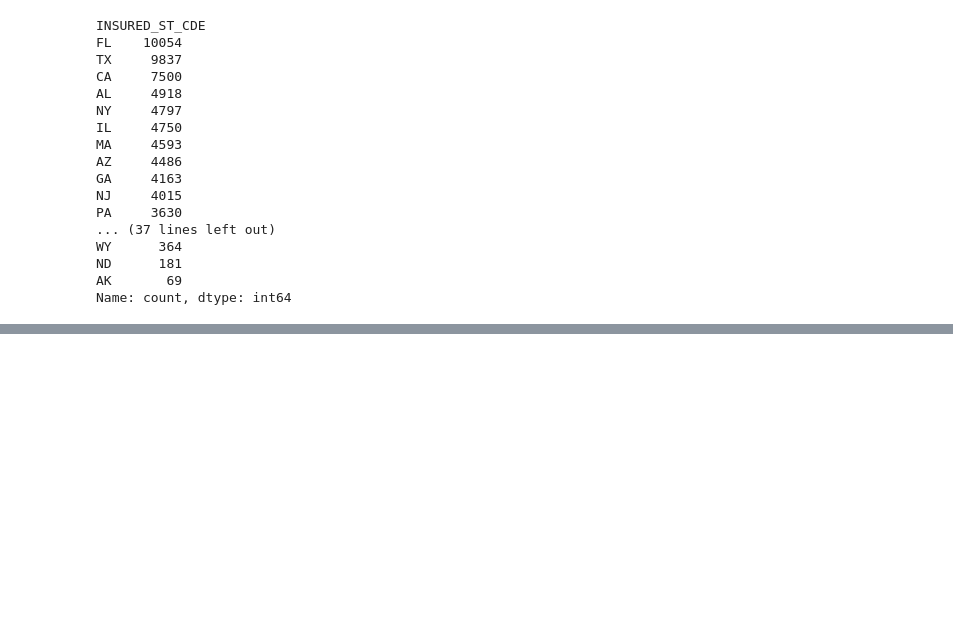
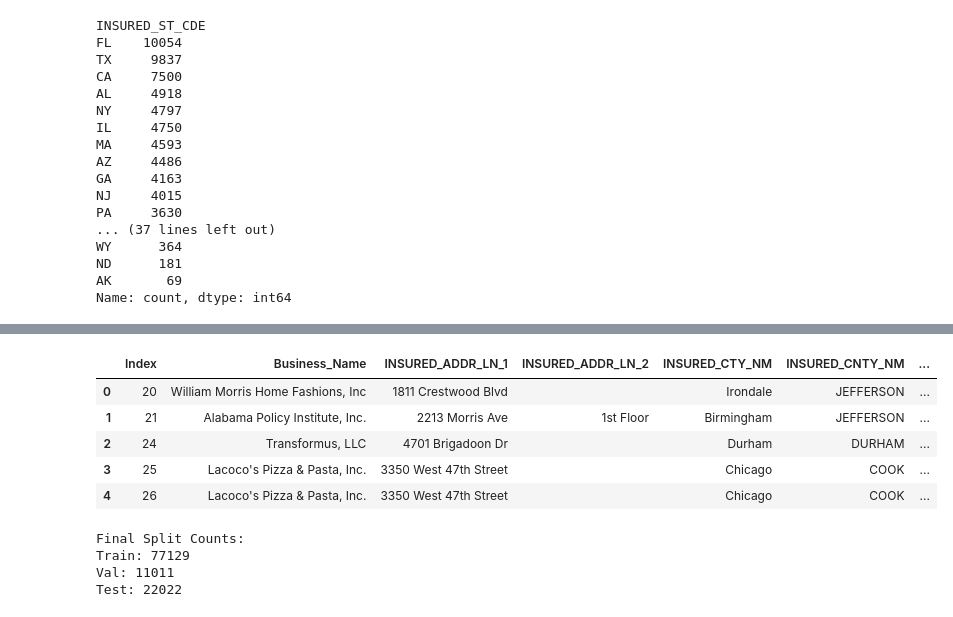
Before and after one commit to Karish-Gupta/BMP1-NAICS-Classification, a Jupyter notebook: data_cleaning.ipynb, the cells around one changed output, grey strips where cells are left out. Saved outputs shown, nothing was run; the diff lists cells and outputs as text; code cells hidden in the pictures; blank space fills up the shorter version.

Commit message:
Sequencial model and data split

```diff
--- a/data_cleaning.ipynb
+++ b/data_cleaning.ipynb
@@ -140,3 +140,25 @@ cleaned_data.head()
 | 2 | 24 | Transformus, LLC | 4701 Brigadoon Dr | NaN | Durham | DURHAM | ... |
 | 3 | 25 | Lacoco's Pizza & Pasta, Inc. | 3350 West 47th Street | NaN | Chicago | COOK | ... |
 | 4 | 26 | Lacoco's Pizza & Pasta, Inc. | 3350 West 47th Street | NaN | Chicago | COOK | ... |
+# %%
+cleaned_data = cleaned_data.fillna('')
+
+# Create the unified address column
+cleaned_data['FULL_ADDRESS'] = (
+    cleaned_data['INSURED_ADDR_LN_1'].str.strip() + ' ' +
+    cleaned_data['INSURED_ADDR_LN_2'].str.strip() + ', ' +
+    cleaned_data['INSURED_CTY_NM'].str.strip() + ', ' +
+    cleaned_data['INSURED_ST_CDE'].str.strip() + ' ' +
+    cleaned_data['INSURED_ZIP_CDE'].astype(str).str.strip()
+)
+
+# Clean up double commas if Address Line 2 was empty
+cleaned_data['FULL_ADDRESS'] = cleaned_data['FULL_ADDRESS'].str.replace(', ,', ',').str.strip()
+cleaned_data.head()
+# %% [output]
+|  | Index | Business_Name | INSURED_ADDR_LN_1 | INSURED_ADDR_LN_2 | INSURED_CTY_NM | INSURED_CNTY_NM | ... |
+| 0 | 20 | William Morris Home Fashions, Inc | 1811 Crestwood Blvd |  | Irondale | JEFFERSON | ... |
+| 1 | 21 | Alabama Policy Institute, Inc. | 2213 Morris Ave | 1st Floor | Birmingham | JEFFERSON | ... |
+| 2 | 24 | Transformus, LLC | 4701 Brigadoon Dr |  | Durham | DURHAM | ... |
+| 3 | 25 | Lacoco's Pizza & Pasta, Inc. | 3350 West 47th Street |  | Chicago | COOK | ... |
+| 4 | 26 | Lacoco's Pizza & Pasta, Inc. | 3350 West 47th Street |  | Chicago | COOK | ... |
@@ -142,0 +169,36 @@ cleaned_data.head()
+# %%
+from sklearn.model_selection import train_test_split
+
+# Handle singletons (codes appearing only once)
+counts = cleaned_data['NAICS_Code'].value_counts()
+singletons = counts[counts == 1].index
+df_multi = cleaned_data[~cleaned_data['NAICS_Code'].isin(singletons)]
+df_single = cleaned_data[cleaned_data['NAICS_Code'].isin(singletons)]
+
+# Split: Separate the 20% TEST set
+# Remaining 80% will be used for Train + Val
+train_val, test = train_test_split(
+    df_multi,
+    test_size=0.20,
+    random_state=101,
+    stratify=df_multi['NAICS_Code']
+)
+
+# Second Split: Split the 80% into Train (70% total) and Val (10% total)
+# Calculation: 0.10 / 0.80 = 0.125
+train, val = train_test_split(
+    train_val,
+    test_size=0.125,
+    random_state=101,
+    stratify=train_val['NAICS_Code']
+)
+
+# Add singletons to Training (They must be seen during training)
+train = pd.concat([train, df_single])
+
+print(f"Final Split Counts:\nTrain: {len(train)}\nVal: {len(val)}\nTest: {len(test)}")
+# %% [output]
+Final Split Counts:
+Train: 77129
+Val: 11011
+Test: 22022
```
Also changed, not shown: parts of 4 cells of this notebook, 3 other files.
